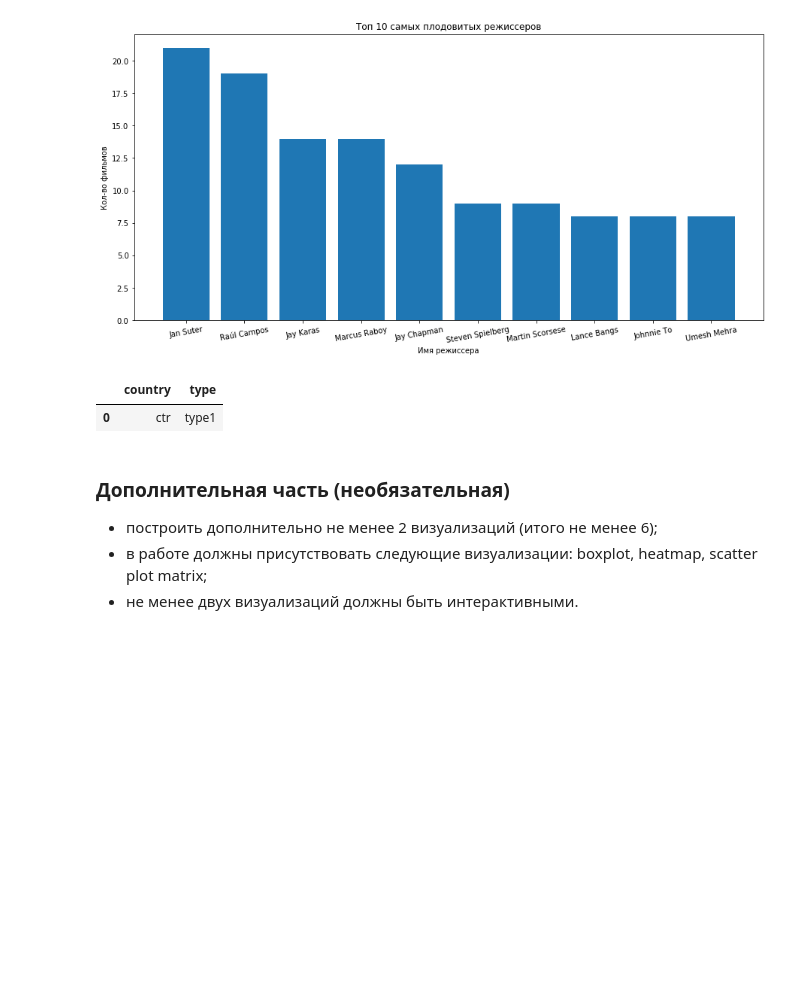
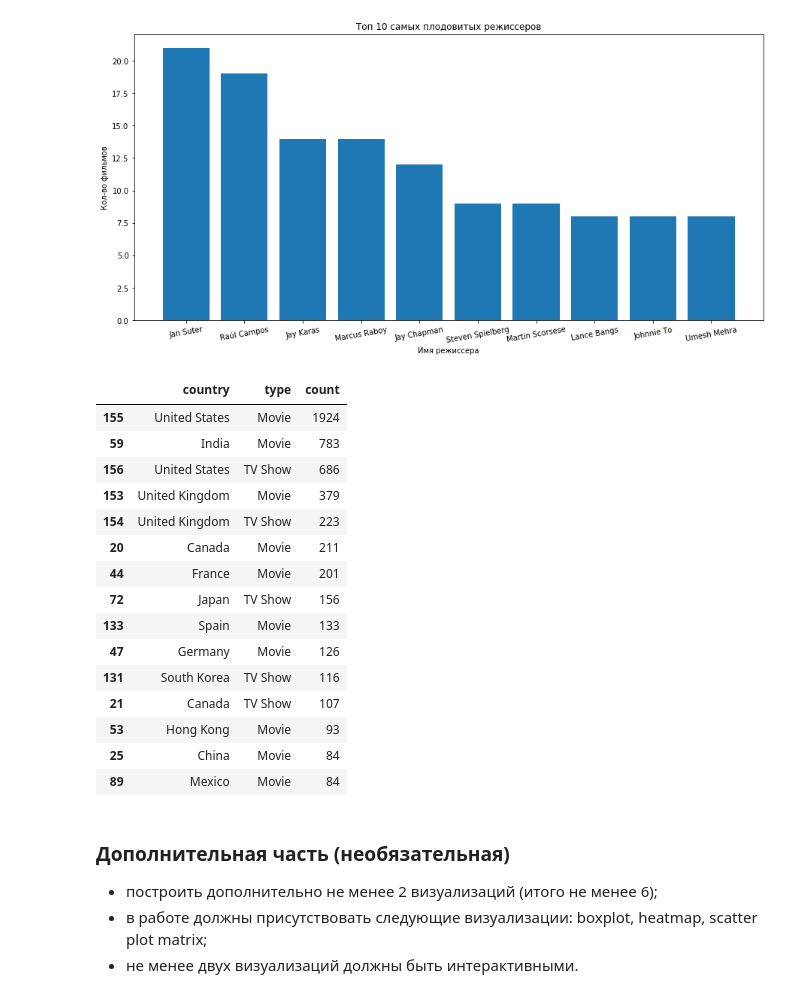
Before and after one commit to iamdenizzz/pyda-10, a Jupyter notebook: 15/Homework_15.ipynb, the cells around one changed output. Drawn from its saved outputs; the diff is of its cells as text; code cells hidden in the pictures; blank space fills up the shorter version.

```diff
--- a/15/Homework_15.ipynb
+++ b/15/Homework_15.ipynb
@@ -99,22 +99,43 @@ plt.xticks(rotation=10)
 # %% [output]
 ([0, 1, 2, 3, 4, 5, 6, 7, 8, 9], <a list of 10 Text xticklabel objects>)
 [figure]
-# %%
-# График 4 - но интересно, какая из стран производит больше всего контента в виде сериалов и фильмов
-countries = pd.DataFrame({"country":['ctr'],"type":['type1']})
-
-def prepare(country1, type1):
-    ctrs = country1.split(", ")
-    for ctr in ctrs:
-        new = pd.DataFrame({"country":[ctr],"type":[type1]})
-        countries.append(new, ignore_index = True)
-
-data.dropna(inplace=True)
-data.apply(lambda x: prepare(x['country'], x['type']), axis=1)
-countries
-# %% [output]
-|  | country | type |
-| 0 | ctr | type1 |
+# %%
+# График 4 - но интересно, какая из стран производит больше всего контента в виде сериалов и фильмов
+countries = pd.DataFrame(columns=['id','country', 'type'])
+
+def prepare(vid, vcountry, vtype):
+    if(isinstance(vcountry, str)):
+        ctrs = vcountry.split(",")
+        for ctr in ctrs:
+            i = len(countries.index)
+            countries.loc[i] = [vid] + [ctr.strip()] + [vtype]
+
+data.apply(lambda x: prepare(x['show_id'], x['country'], x['type']), axis=1)
+graph4 = countries.groupby(['country', 'type']).agg(['count'])['id'].reset_index().\
+    sort_values(by='count', ascending=False).head(15)
+graph4.style.bar()
+# Разбив отдельно на страны и тип создаваемого контента мы можем увидеть, что США действительно воспроизводит больше
+# всего фильмов и сериалов (из тех что показывает Netflix), но по кол-ву фильмов Индия идет на втором месте. Таким образом
+# мы можем предположить, что высказанные выше теории верны. Индийский кинематограф производит много и быстро успевая
+# задействовать в фильмах одних и тех же актеров, в свою очередь по кол-ву фильмов он отстает от США, где создание фильмов
+# более дорогой и трудоемкий процесс
+# %% [output]
+|  | country | type | count |
+| 155 | United States | Movie | 1924 |
+| 59 | India | Movie | 783 |
+| 156 | United States | TV Show | 686 |
+| 153 | United Kingdom | Movie | 379 |
+| 154 | United Kingdom | TV Show | 223 |
+| 20 | Canada | Movie | 211 |
+| 44 | France | Movie | 201 |
+| 72 | Japan | TV Show | 156 |
+| 133 | Spain | Movie | 133 |
+| 47 | Germany | Movie | 126 |
+| 131 | South Korea | TV Show | 116 |
+| 21 | Canada | TV Show | 107 |
+| 53 | Hong Kong | Movie | 93 |
+| 25 | China | Movie | 84 |
+| 89 | Mexico | Movie | 84 |
 # %% [markdown]
 ### Дополнительная часть (необязательная)
 
```
Also changed, not shown: parts of 2 cells of this notebook, 1 other file.
